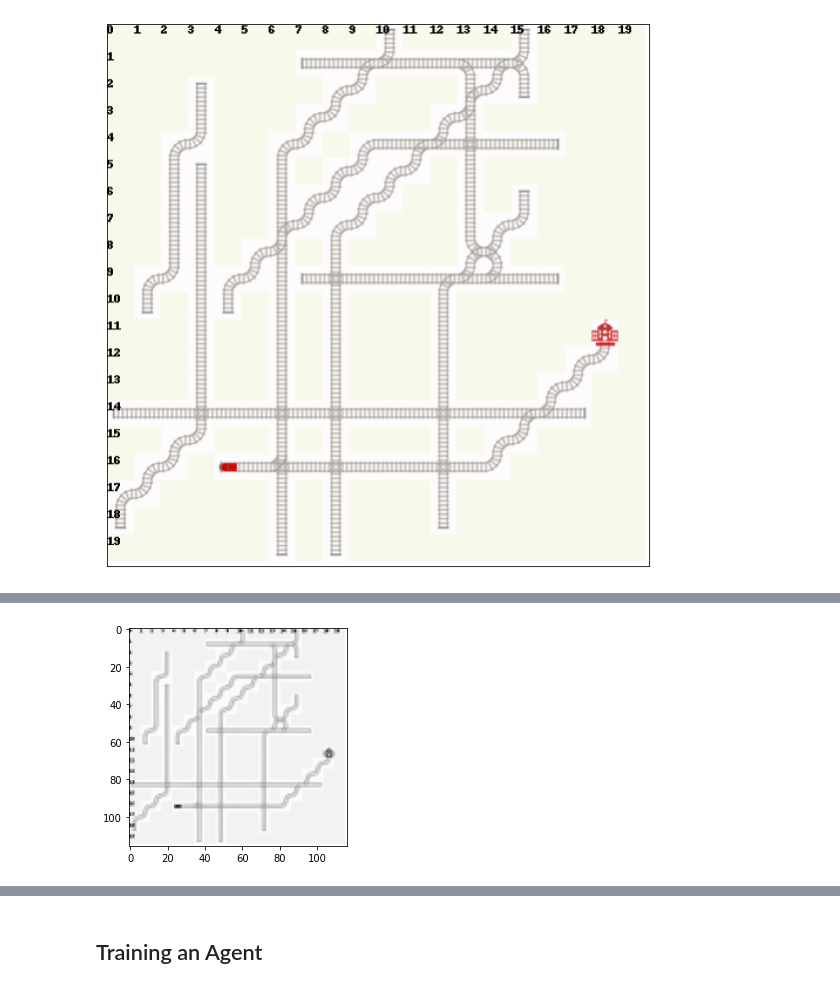
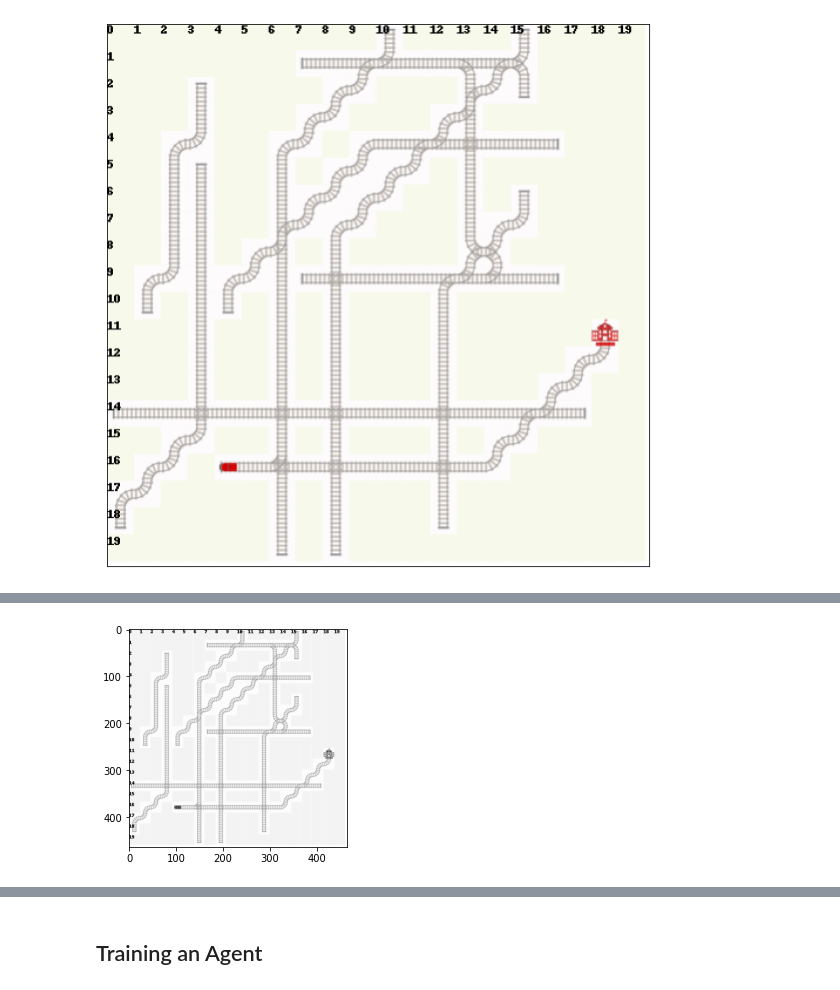
Before and after one commit to phyjoon/multi-agent-rl, a Jupyter notebook: Training_a_single_agent.ipynb, the cells around one changed output, grey strips where cells are left out. Cells and saved outputs as stored; diff of their text form; code cells hidden in the pictures.

```diff
--- a/Training_a_single_agent.ipynb
+++ b/Training_a_single_agent.ipynb
@@ -36,12 +36,14 @@ np.random.seed(1)
 N_agents = 1
 width = 20
 height = 20
+#max_dist=99999
+max_dist=50
 env_seed = 1
 
 TreeObservation = TreeObsForRailEnv(max_depth=2, predictor=ShortestPathPredictorForRailEnv())
 LocalGridObs = LocalObsForRailEnv(view_height=10, view_width=2, center=2)
 GlobalObs = GlobalObsForRailEnv()
-rail_generator = complex_rail_generator(nr_start_goal=10, nr_extra=2, min_dist=8, max_dist=99999, seed=env_seed)
+rail_generator = complex_rail_generator(nr_start_goal=10, nr_extra=2, min_dist=8, max_dist=max_dist, seed=env_seed)
 env = RailEnv(width=width, height=height,
               rail_generator= rail_generator,
               schedule_generator=complex_schedule_generator(),
@@ -99,8 +110,8 @@ plt.show()
 # %%
 # reduce to a grayscale image by taking the mean of pixel values along the channel dim.
-im = env_image.mean(axis = 2)
-im = cv2.resize(im, (116, 116), interpolation = cv2.INTER_AREA)
+im = (env_image).mean(axis = 2)
+#im = cv2.resize(im, (87, 87), interpolation = cv2.INTER_AREA)
 plt.imshow(im, cmap = "gray")
 plt.show()
 # %% [output]
-[figure, old version]
+[figure, new version]
```
Also changed, not shown: parts of 25 cells of this notebook, 4 other files.
